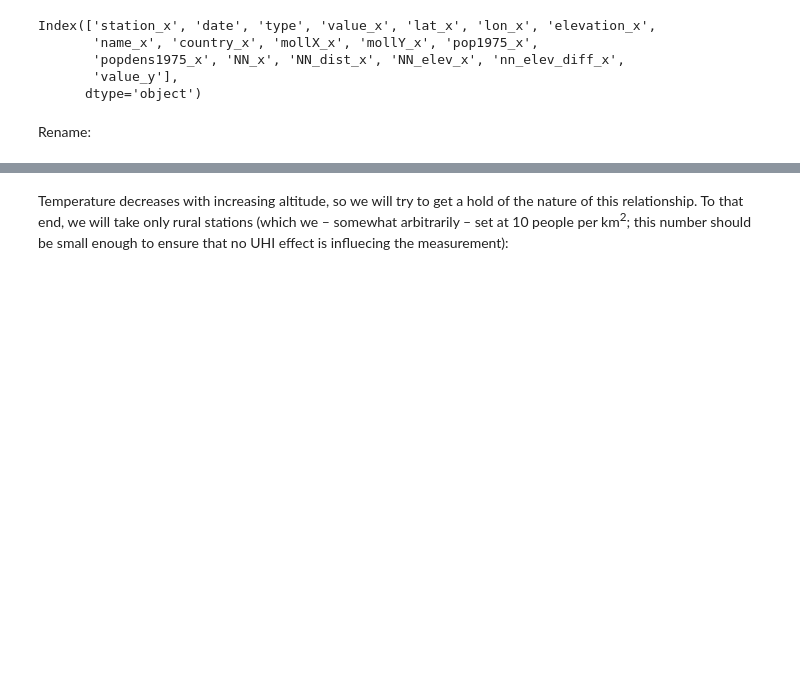
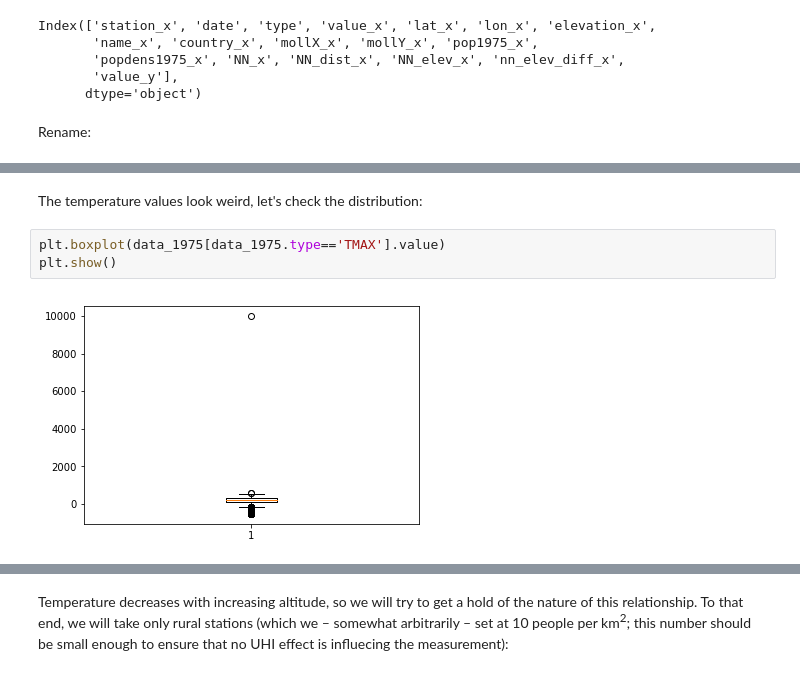
Before and after one commit to crstn/CISC, a Jupyter notebook: UHI-NOAA/NOAA_weather_station_data.ipynb, the cells around one changed output, grey strips where cells are left out. Saved outputs shown, nothing was run; the diff lists cells and outputs as text; blank space fills up the shorter version.

```diff
--- a/UHI-NOAA/NOAA_weather_station_data.ipynb
+++ b/UHI-NOAA/NOAA_weather_station_data.ipynb
@@ -484,3 +486,10 @@ data_1975.head()
 | 2 | CA007056600 | 1975-01-02 | TMAX | -61 | 47.4333 | -69.0333 | 213.0 | RIVIERE BLEUE | CA | -5.422564e+06 | 5.602095e+06 | ... |
 | 3 | CA007056600 | 1975-01-02 | TMIN | -111 | 47.4333 | -69.0333 | 213.0 | RIVIERE BLEUE | CA | -5.422564e+06 | 5.602095e+06 | ... |
 | 4 | CA007056600 | 1975-01-03 | TMAX | -72 | 47.4333 | -69.0333 | 213.0 | RIVIERE BLEUE | CA | -5.422564e+06 | 5.602095e+06 | ... |
+# %% [markdown]
+The temperature values look weird, let's check the distribution:
+# %%
+plt.boxplot(data_1975[data_1975.type=='TMAX'].value)
+plt.show()
+# %% [output]
+[figure, added]
```
Also changed, not shown: parts of 18 cells of this notebook.
